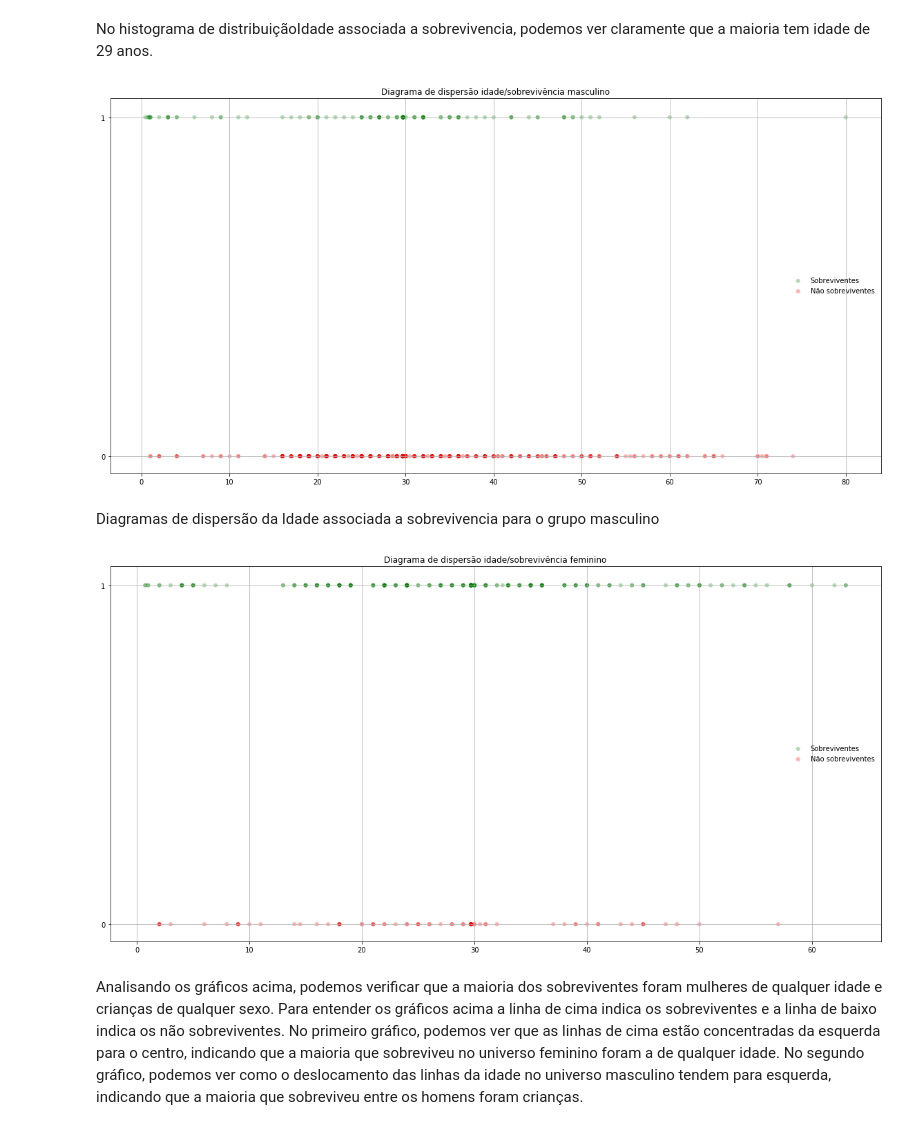
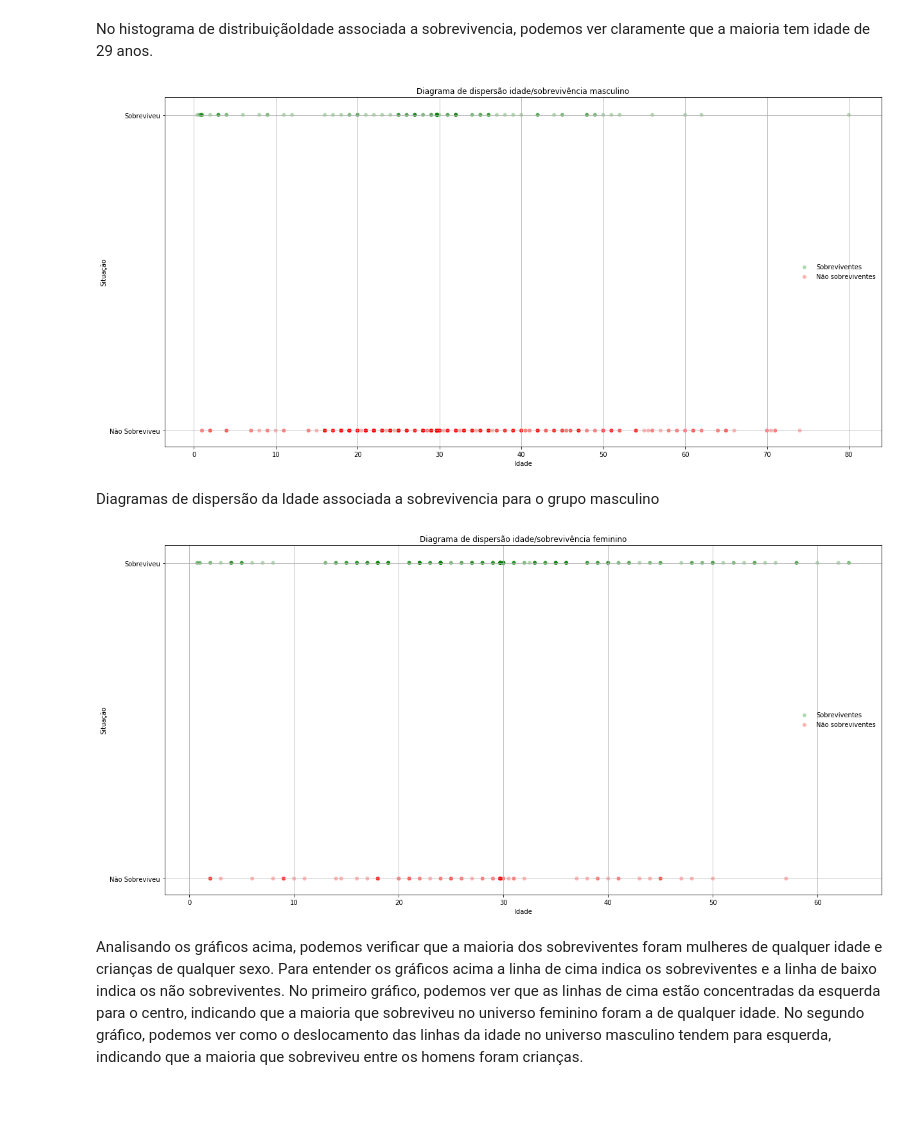
Before and after one commit to ricardo-noronha/Programa-Nanodegree-Fundamentos-de-Data-Science-I, a Jupyter notebook: Modulo3/Projeto2/process_titanic_data.ipynb, the cells around one changed output. Drawn from its saved outputs; the diff is of its cells as text; code cells hidden in the pictures; blank space fills up the shorter version.

```diff
--- a/Modulo3/Projeto2/process_titanic_data.ipynb
+++ b/Modulo3/Projeto2/process_titanic_data.ipynb
@@ -238,22 +238,24 @@ No histograma de distribuiçãoIdade associada a sobrevivencia, podemos ver clar
 # %%
 # Gráfico
 #df_sex_f.plot(kind='scatter', y='Sobrevivente', x='Idade', title="Diagrama de dispersão idade/sobrevivência masculino", legend=True, grid=True, yticks=[0,1]);
 fig, ax = plt.subplots()
 df_filter = df_sex_m[df_sex_m['Sobrevivente'] == 1]
 ax.scatter(x=df_filter['Idade'], y=df_filter['Sobrevivente'], c='green', label='Sobreviventes', alpha=0.3, edgecolors='none')
 
 df_filter = df_sex_m[df_sex_m['Sobrevivente'] == 0]
 ax.scatter(x=df_filter['Idade'], y=df_filter['Sobrevivente'], c='red', label='Não sobreviventes', alpha=0.3, edgecolors='none')
 
 ax.legend()
 ax.legend(loc='center right', frameon=False)
 ax.grid(True)
-plt.yticks([0, 1])
+plt.yticks([0,1], ('Não Sobreviveu', 'Sobreviveu'))
+plt.xlabel('Idade')
+plt.ylabel('Situação')
 plt.title('Diagrama de dispersão idade/sobrevivência masculino')
 
 plt.show()
 # %% [output]
-[figure, old version]
+[figure, new version]
 # %% [markdown]
 Diagramas de dispersão da Idade associada a sobrevivencia para o grupo masculino
 # %%
@@ -267,12 +269,14 @@ ax.scatter(x=df_filter['Idade'], y=df_filter['Sobrevivente'], c='red', label='N
 ax.legend()
 ax.legend(loc='center right', frameon=False)
 ax.grid(True)
-plt.yticks([0, 1])
+plt.yticks([0,1], ('Não Sobreviveu', 'Sobreviveu'))
+plt.xlabel('Idade')
+plt.ylabel('Situação')
 plt.title('Diagrama de dispersão idade/sobrevivência feminino')
 
 plt.show()
 # %% [output]
-[figure, old version]
+[figure, new version]
 # %% [markdown]
 Analisando os gráficos acima, podemos verificar que a maioria dos sobreviventes foram mulheres de qualquer idade e crianças de qualquer sexo.
 Para entender os gráficos acima a linha de cima indica os sobreviventes e a linha de baixo indica os não sobreviventes.
```
Also changed, not shown: 1 other file.
